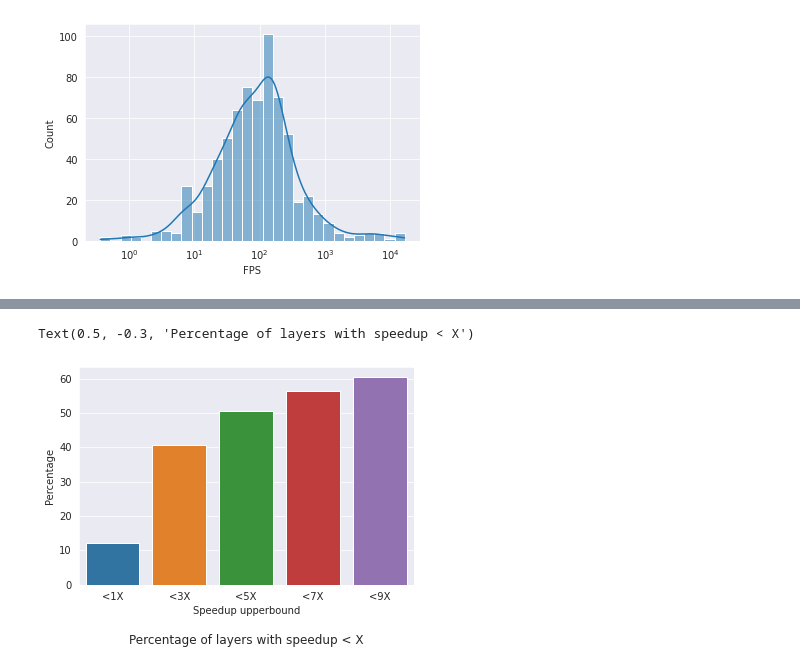
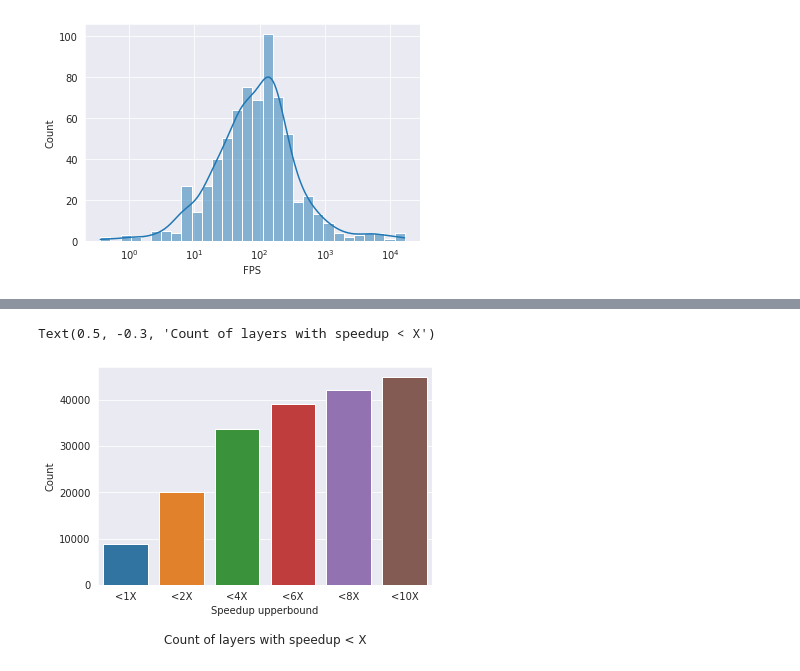
Before and after one commit to asultan123/hero-sim, a Jupyter notebook: scripts/latency.ipynb, the cells around one changed output, grey strips where cells are left out. Saved outputs shown, nothing was run; the diff lists cells and outputs as text; code cells hidden in the pictures.

```diff
--- a/scripts/latency.ipynb
+++ b/scripts/latency.ipynb
@@ -117,31 +117,22 @@ network_speedup.mean()
 # %%
 arch_metrics = pd.read_csv(
     "../data/arch_metrics_iofmap_1mb.csv",
     index_col=[0, 1],
 )
 total = len(arch_metrics)
 labels = []
 values = []
-for ub_speedup in range(1, 11, 2):
+for ub_speedup in [1] + list(range(2, 12, 2)):
     labels.append(f'<{ub_speedup}X')
-    values.append(len(arch_metrics[arch_metrics["speedup"] < ub_speedup]) / total * 100)
-# # Pie chart, where the slices will be ordered and plotted counter-clockwise:
+    values.append(len(arch_metrics[arch_metrics["speedup"] < ub_speedup]))
 counts = pd.DataFrame(
     {
         "Speedup upperbound": labels,
-        "Percentage": values,
+        "Count": values,
     }
 )
-plt = se.barplot(data=counts, x="Speedup upperbound", y="Percentage")
-plt.set_title("Percentage of layers with speedup < X", y=-0.3)
-
-
-# fig1, ax1 = plt.subplots()
-# ax1.pie(sizes, explode=explode, labels=labels, autopct='%1.1f%%',
-#         shadow=True, startangle=90)
-# ax1.axis('equal')  # Equal aspect ratio ensures that pie is drawn as a circle.
-
-# plt.show()
+plt = se.barplot(data=counts, x="Speedup upperbound", y="Count")
+plt.set_title("Count of layers with speedup < X", y=-0.3)
 # %% [output]
-Text(0.5, -0.3, 'Percentage of layers with speedup < X')
+Text(0.5, -0.3, 'Count of layers with speedup < X')
-[figure, old version]
+[figure, new version]
```
Also changed, not shown: parts of 2 cells of this notebook, 3 other files.
